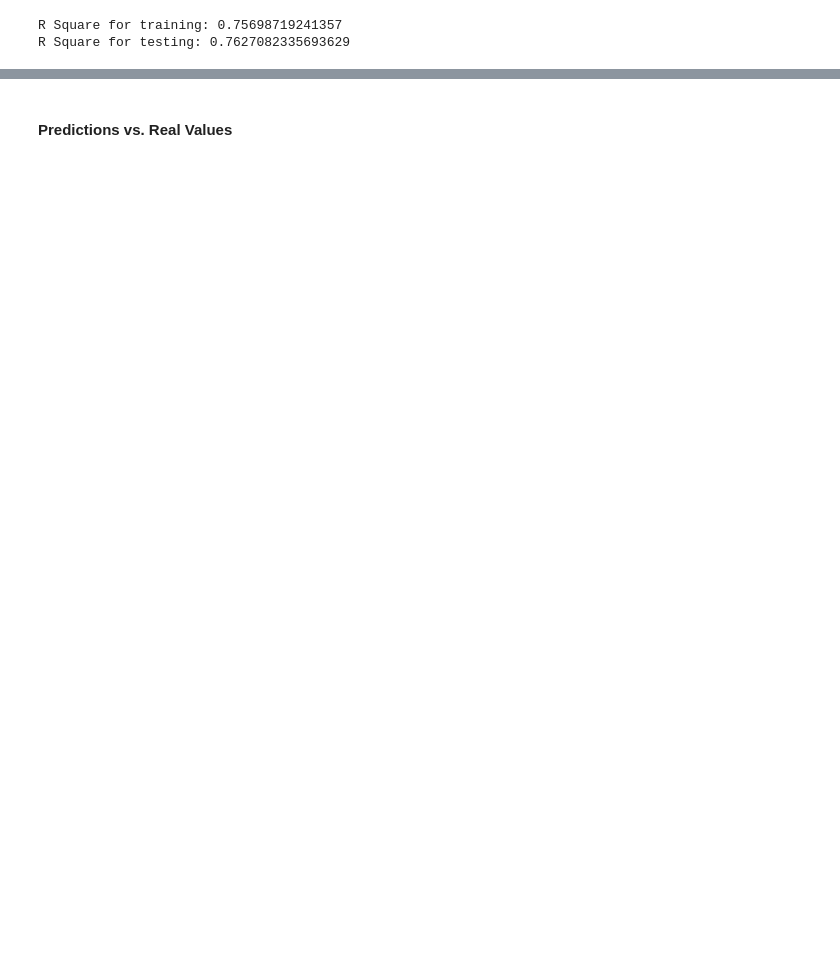
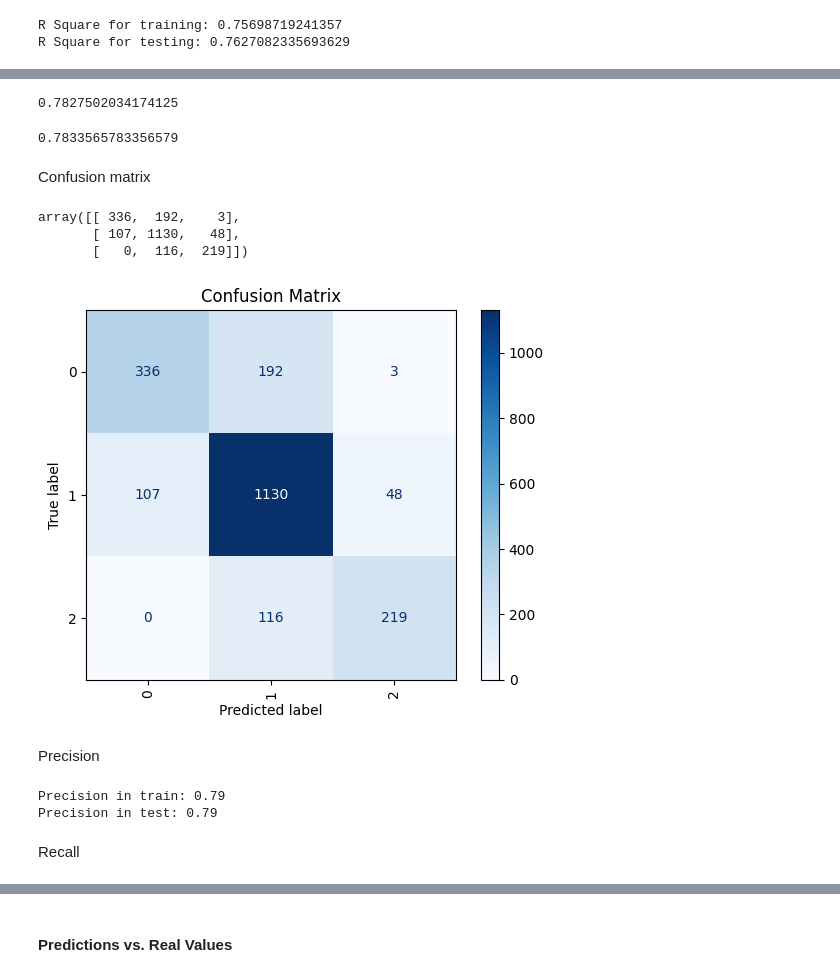
Before and after one commit to Tuwaiq-DS-ML-bootcamp-V-9/Usecase-7, a Jupyter notebook: EDA_explain_template.ipynb, the cells around one changed output, grey strips where cells are left out. Drawn from its saved outputs; the diff is of its cells as text; code cells hidden in the pictures; blank space fills up the shorter version.

```diff
--- a/EDA_explain_template.ipynb
+++ b/EDA_explain_template.ipynb
@@ -636,0 +785,16 @@ X.shape
+# %%
+# Prepare data
+X = football.drop(['current_value_category_encoded'], axis=1)
+y = football['current_value_category_encoded']
+
+# Split data into training and testing sets
+X_train, X_test, y_train, y_test = train_test_split(X, y,
+                                                    test_size=0.2,
+                                                    shuffle=True,
+                                                    random_state=42)
+
+# sacle the data
+scaler = StandardScaler()
+scaler.fit(X_train)
+X_train_scaled = scaler.transform(X_train)
+X_test_scaled = scaler.transform(X_test)
@@ -641,2 +813,5 @@ model = LinearRegression()
+# %%
+from sklearn.linear_model import LogisticRegression
+modelLogistic = LogisticRegression()
 # %% [markdown]
 ## Train the Model
@@ -647,0 +827,3 @@ LinearRegression()
+# %%
+# Fit the model on the training data
+modelLogistic.fit(X_train_scaled, y_train)
@@ -653,2 +841,5 @@ y_pred = model.predict(X_test_scaled)      # Linear regression model
+# %%
+# Predict and evaluate the model
+y_pred_test = modelLogistic.predict(X_test_scaled)
 # %% [markdown]
 ## Interpretation of the Model
@@ -764,0 +1008,48 @@ R Square for testing: 0.7627082335693629
+# %%
+# Train score
+y_pred_train = modelLogistic.predict(X_train_scaled)
+accuracy_Train = accuracy_score(y_train, y_pred_train)
+accuracy_Train
+# %% [output]
+0.7827502034174125
+# %%
+# Test score
+accuracy_test = accuracy_score(y_test, y_pred_test)
+accuracy_test
+# %% [output]
+0.7833565783356579
+# %% [markdown]
+Confusion matrix
+# %%
+conf_matrix = confusion_matrix(y_test, y_pred_test)
+conf_matrix
+# %% [output]
+array([[ 336,  192,    3],
+       [ 107, 1130,   48],
+       [   0,  116,  219]])
+# %%
+from sklearn.metrics import confusion_matrix, ConfusionMatrixDisplay
+
+ConfusionMatrixDisplay.from_predictions(y_test, y_pred_test,
+                                        display_labels=modelLogistic.classes_,
+                                        cmap="Blues",
+                                        xticks_rotation='vertical')
+plt.title('Confusion Matrix')
+plt.show()
+# %% [output]
+[figure, added]
+# %% [markdown]
+Precision
+# %%
+# Train score
+precision_train = precision_score(y_train, y_pred_train, average='macro')
+print(f"Precision in train: {precision_train:.2f}")
+
+# Test score
+precision_test = precision_score(y_test, y_pred_test, average='macro')
+print(f"Precision in test: {precision_test:.2f}")
+# %% [output]
+Precision in train: 0.79
+Precision in test: 0.79
+# %% [markdown]
+Recall
```
Also changed, not shown: parts of 57 cells of this notebook.
